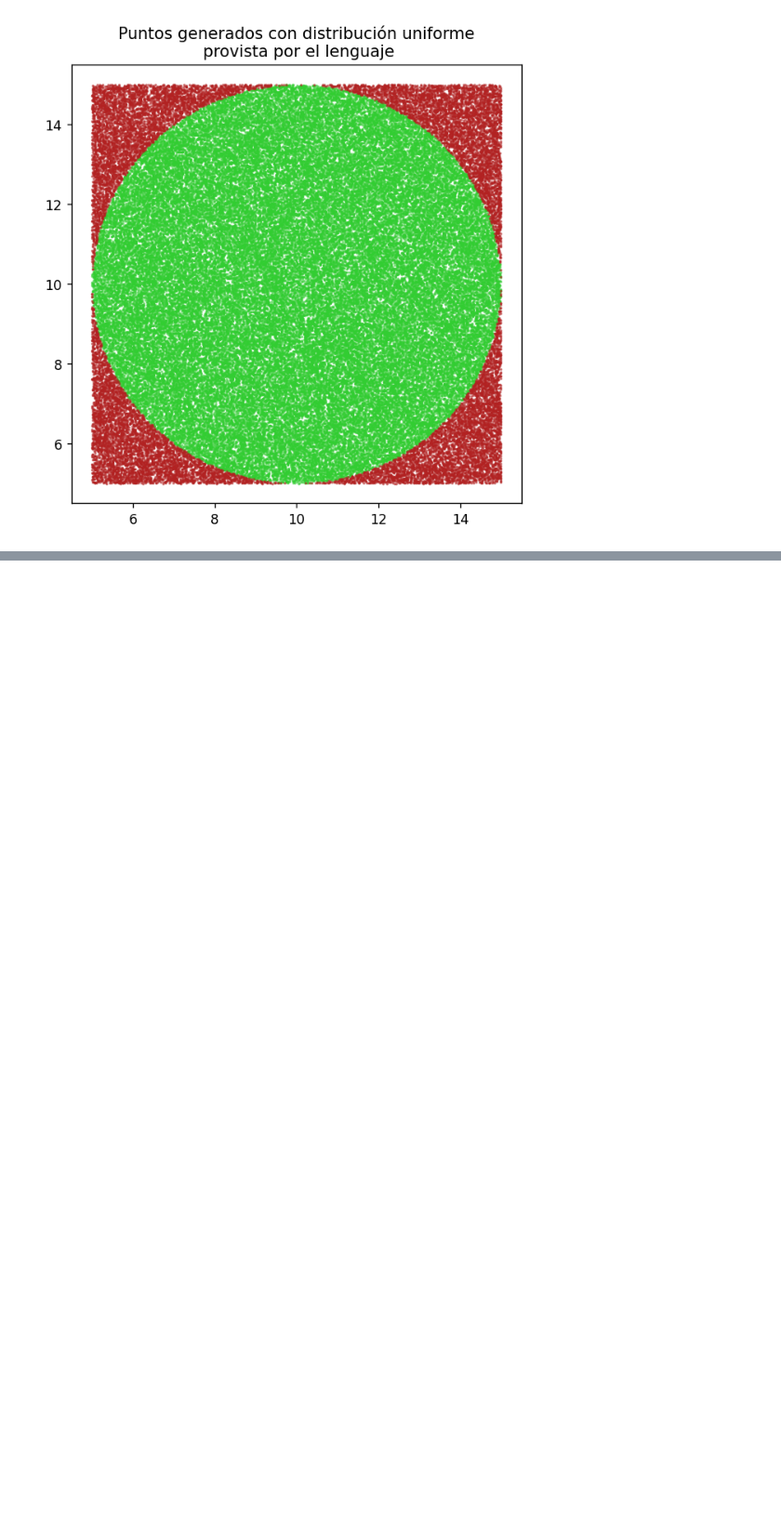
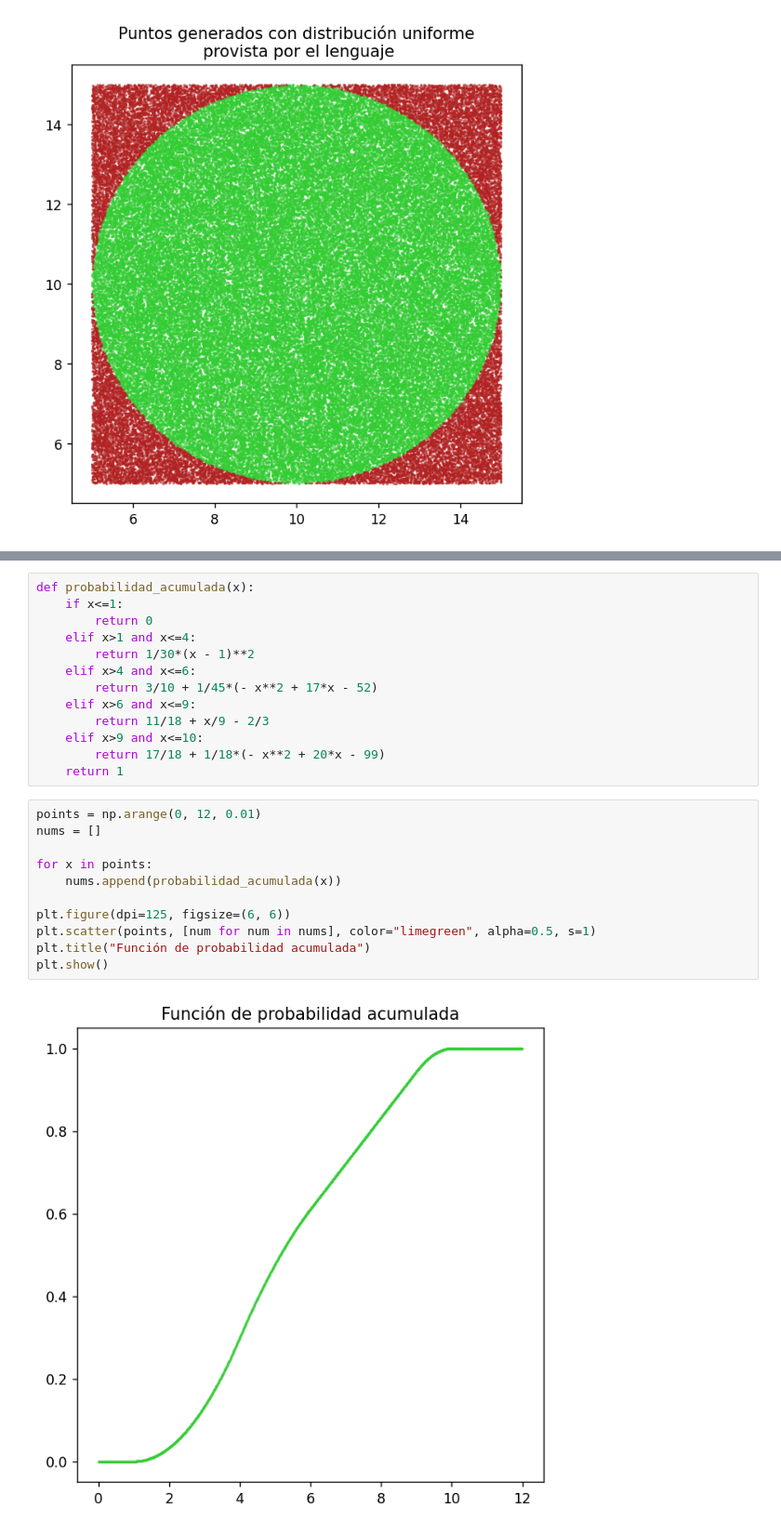
Before and after one commit to matiscakosky/simulhav, a Jupyter notebook: tp1.ipynb, the cells around one changed output, grey strips where cells are left out. Shown at 93% size. Cells and saved outputs as stored; diff of their text form; blank space fills up the shorter version.

```diff
--- a/tp1.ipynb
+++ b/tp1.ipynb
@@ -204,0 +249,26 @@ r_uniform = len(result_python_2) +
+# %%
+def probabilidad_acumulada(x):
+    if x<=1:
+        return 0
+    elif x>1 and x<=4:
+        return 1/30*(x - 1)**2
+    elif x>4 and x<=6:
+        return 3/10 + 1/45*(- x**2 + 17*x - 52)
+    elif x>6 and x<=9:
+        return 11/18 + x/9 - 2/3
+    elif x>9 and x<=10:
+        return 17/18 + 1/18*(- x**2 + 20*x - 99)
+    return 1
+# %%
+points = np.arange(0, 12, 0.01)
+nums = []
+
+for x in points:
+    nums.append(probabilidad_acumulada(x))
+
+plt.figure(dpi=125, figsize=(6, 6))
+plt.scatter(points, [num for num in nums], color="limegreen", alpha=0.5, s=1)
+plt.title("Función de probabilidad acumulada")
+plt.show()
+# %% [output]
+[figure, added]
```
Also changed, not shown: parts of 13 cells of this notebook, 1 other file.
